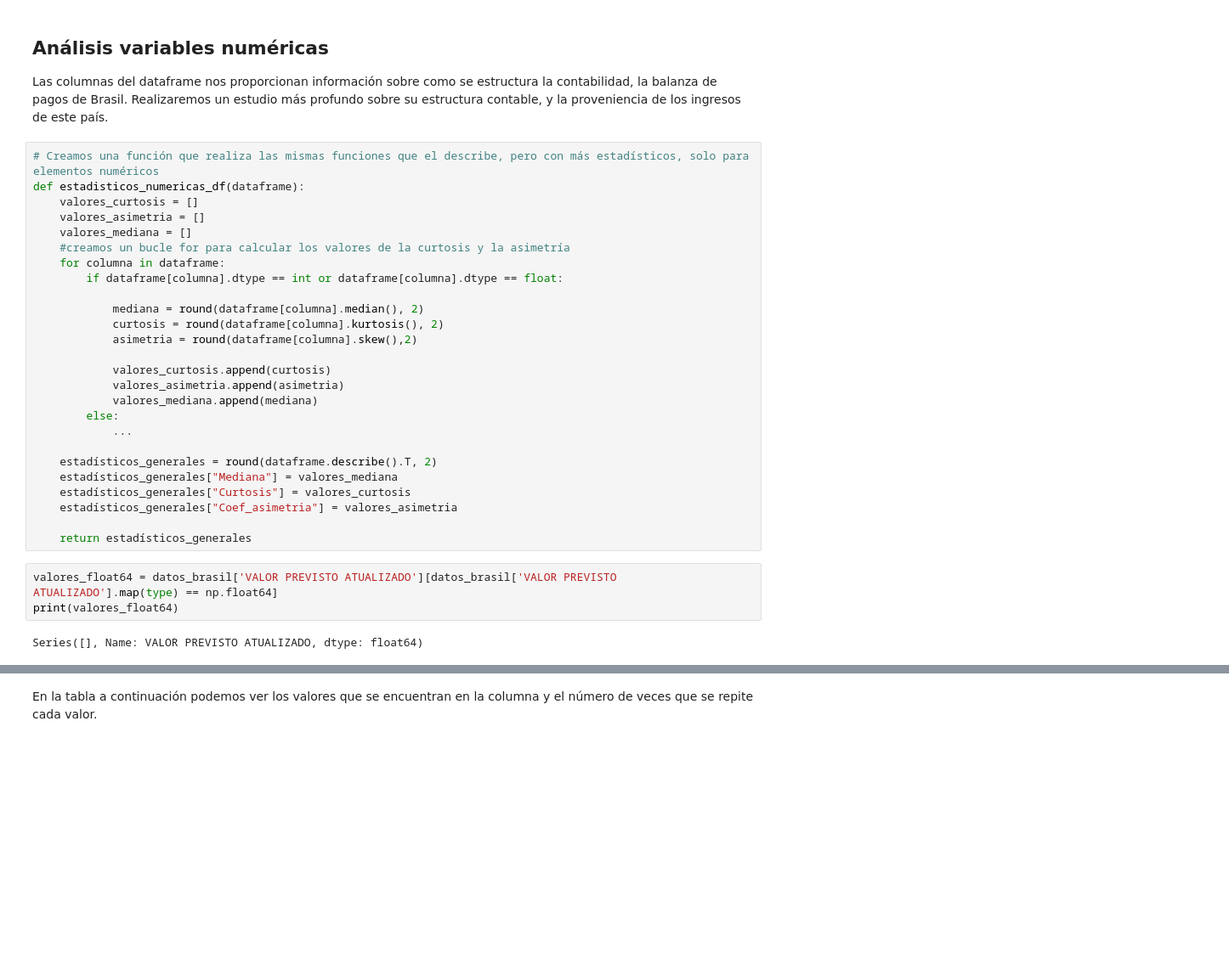
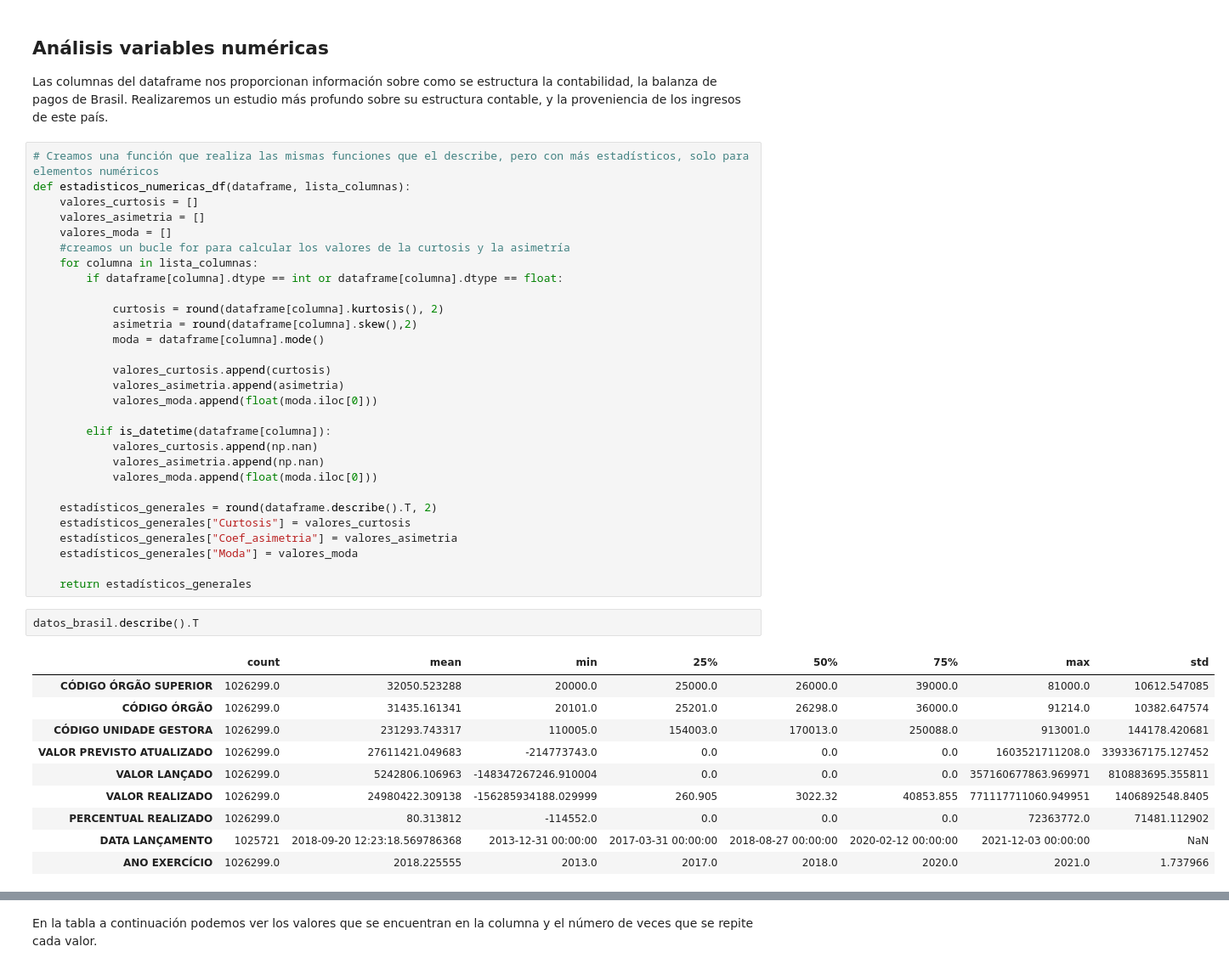
Before and after one commit to Gabijc/Proyecto2-Insights-Brasil, a Jupyter notebook: Analisis_descriptivo.ipynb, the cells around one changed output, grey strips where cells are left out. Shown at 85% size. Drawn from its saved outputs; the diff is of its cells as text; blank space fills up the shorter version.

Commit message:
Funcion de estadísticos terminadaaa

```diff
--- a/Analisis_descriptivo.ipynb
+++ b/Analisis_descriptivo.ipynb
@@ -61,32 +63,43 @@ np.int64(0)
 Las columnas del dataframe nos proporcionan información sobre como se estructura la contabilidad, la balanza de pagos de Brasil. Realizaremos un estudio más profundo sobre su estructura contable, y la proveniencia de los ingresos de este país.
 # %%
 # Creamos una función que realiza las mismas funciones que el describe, pero con más estadísticos, solo para elementos numéricos
-def estadisticos_numericas_df(dataframe):
+def estadisticos_numericas_df(dataframe, lista_columnas):
     valores_curtosis = []
     valores_asimetria = []
-    valores_mediana = []
+    valores_moda = []
     #creamos un bucle for para calcular los valores de la curtosis y la asimetría
-    for columna in dataframe:
+    for columna in lista_columnas:
         if dataframe[columna].dtype == int or dataframe[columna].dtype == float:
 
-            mediana = round(dataframe[columna].median(), 2)
             curtosis = round(dataframe[columna].kurtosis(), 2)
             asimetria = round(dataframe[columna].skew(),2)
+            moda = dataframe[columna].mode()
 
             valores_curtosis.append(curtosis)
             valores_asimetria.append(asimetria)
-            valores_mediana.append(mediana)
-        else:
-            ...
+            valores_moda.append(float(moda.iloc[0]))
+
+        elif is_datetime(dataframe[columna]):
+            valores_curtosis.append(np.nan)
+            valores_asimetria.append(np.nan)
+            valores_moda.append(float(moda.iloc[0]))
 
     estadísticos_generales = round(dataframe.describe().T, 2)
-    estadísticos_generales["Mediana"] = valores_mediana
     estadísticos_generales["Curtosis"] = valores_curtosis
     estadísticos_generales["Coef_asimetria"] = valores_asimetria
+    estadísticos_generales["Moda"] = valores_moda
 
     return estadísticos_generales
-# %%
-valores_float64 = datos_brasil['VALOR PREVISTO ATUALIZADO'][datos_brasil['VALOR PREVISTO ATUALIZADO'].map(type) == np.float64]
-print(valores_float64)
-# %% [output]
-Series([], Name: VALOR PREVISTO ATUALIZADO, dtype: float64)
+# %%
+datos_brasil.describe().T
+# %% [output]
+|  | count | mean | min | 25% | 50% | 75% | max | std |
+| CÓDIGO ÓRGÃO SUPERIOR | 1026299.0 | 32050.523288 | 20000.0 | 25000.0 | 26000.0 | 39000.0 | 81000.0 | 10612.547085 |
+| CÓDIGO ÓRGÃO | 1026299.0 | 31435.161341 | 20101.0 | 25201.0 | 26298.0 | 36000.0 | 91214.0 | 10382.647574 |
+| CÓDIGO UNIDADE GESTORA | 1026299.0 | 231293.743317 | 110005.0 | 154003.0 | 170013.0 | 250088.0 | 913001.0 | 144178.420681 |
+| VALOR PREVISTO ATUALIZADO | 1026299.0 | 27611421.049683 | -214773743.0 | 0.0 | 0.0 | 0.0 | 1603521711208.0 | 3393367175.127452 |
+| VALOR LANÇADO | 1026299.0 | 5242806.106963 | -148347267246.910004 | 0.0 | 0.0 | 0.0 | 357160677863.969971 | 810883695.355811 |
+| VALOR REALIZADO | 1026299.0 | 24980422.309138 | -156285934188.029999 | 260.905 | 3022.32 | 40853.855 | 771117711060.949951 | 1406892548.8405 |
+| PERCENTUAL REALIZADO | 1026299.0 | 80.313812 | -114552.0 | 0.0 | 0.0 | 0.0 | 72363772.0 | 71481.112902 |
+| DATA LANÇAMENTO | 1025721 | 2018-09-20 12:23:18.569786368 | 2013-12-31 00:00:00 | 2017-03-31 00:00:00 | 2018-08-27 00:00:00 | 2020-02-12 00:00:00 | 2021-12-03 00:00:00 | NaN |
+| ANO EXERCÍCIO | 1026299.0 | 2018.225555 | 2013.0 | 2017.0 | 2018.0 | 2020.0 | 2021.0 | 1.737966 |
```
Also changed, not shown: parts of 5 cells of this notebook, 1 other file.
